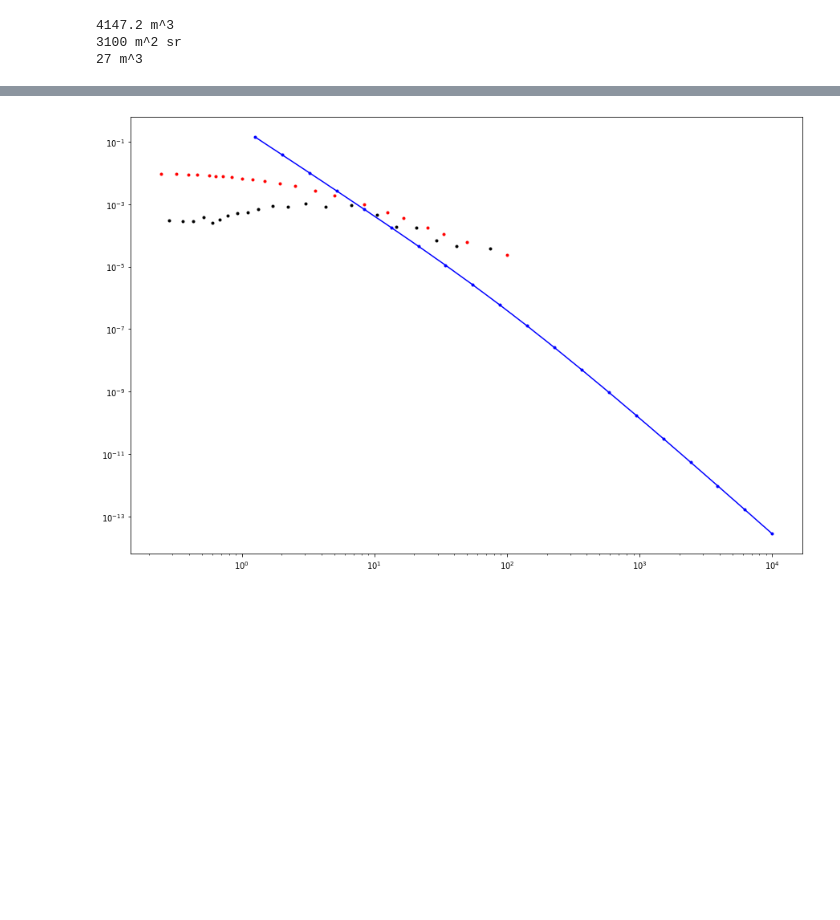
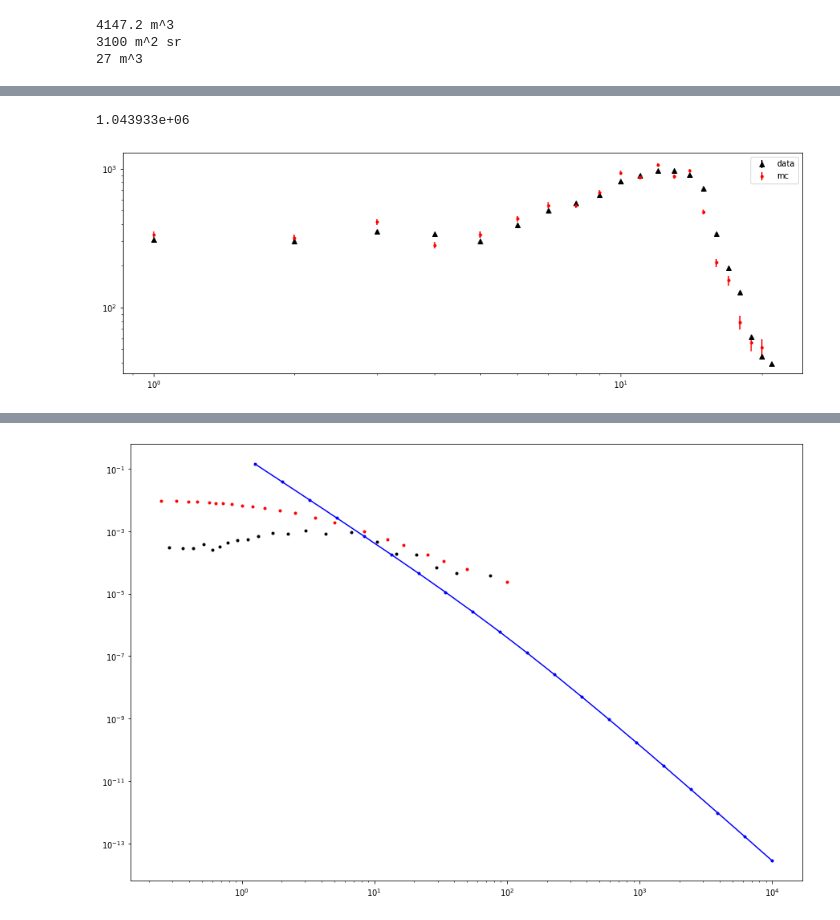
Before and after one commit to gmazzitelli/cygno_cloud, a Jupyter notebook: sim/ratemu_lngs.ipynb, the cells around one changed output, grey strips where cells are left out. Cells and saved outputs as stored; diff of their text form; code cells hidden in the pictures; blank space fills up the shorter version.

```diff
--- a/sim/ratemu_lngs.ipynb
+++ b/sim/ratemu_lngs.ipynb
@@ -84,0 +36,16 @@ plt.show()
+# %%
+points = 10000
+eta_array = np.random.random(points)
+Fn=F/F[0]
+hp = np.array([])
+hit = 0
+start_time = time.time()
+dtime = points/10
+for j, eta in enumerate(eta_array):
+    if j % dtime == 0 : print("{:d}, elapsed: {:.1f}".format(j, time.time() - start_time))
+    for i in range(1, len(Fn)):
+        if Fn[i-1]>eta>=Fn[i]:
+            hit+=1
+            ci = (1/(x[i]-x[i-1]))
+            hp=np.append(hp, x[i-1] + (eta - F[i-1])/ci)
+print("points {:d}, hit {:d}, miss: {:d} ".format(points, hit, points-hit))
@@ -85,3 +64,23 @@ plt.show()
+# %%
+hist, bins = np.histogram(hp, x)
+norma = hit/F[0]
+print ("{:e}".format(norma))
+fig,ax = plt.subplots(figsize=(15,5))
+ax.errorbar(range(len(F)),-np.gradient(F)*norma, yerr=err, fmt='k^', label="data")
+
+#ax.bar(range(len(hist)), hist, width=1, alpha=0.7, color='red')
+ax.errorbar(range(len(hist)), hist, yerr=np.sqrt(hist), fmt='r.', label="mc")
+ax.set_xticks([0.5+i for i,j in enumerate(hist)])
+ax.set_xticklabels(['{} - {}'.format(x[i],x[i+1]) for i,j in enumerate(hist)])
+
+#ax.bar(range(len(F)),-np.gradient(F)*norma, color='blue', width=1, alpha=0.3)
+ax.set_xscale('log')
+ax.set_yscale('log')
+plt.legend()
+plt.show()
+# %% [output]
+1.043933e+06
+[figure, added]
 # %% [markdown]
 # flux
 ![img](./mu_lngs.png)
```
Also changed, not shown: parts of 7 cells of this notebook, 1 other file.
